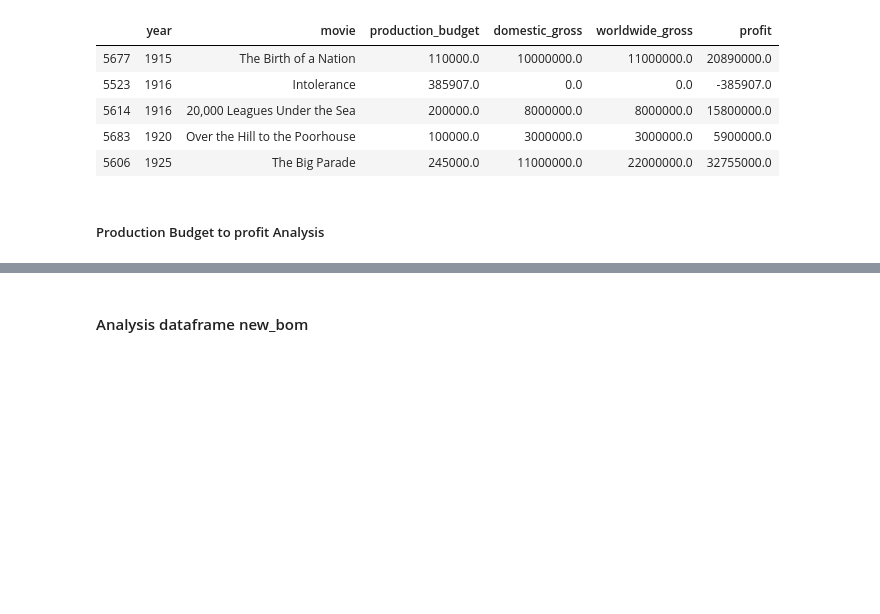
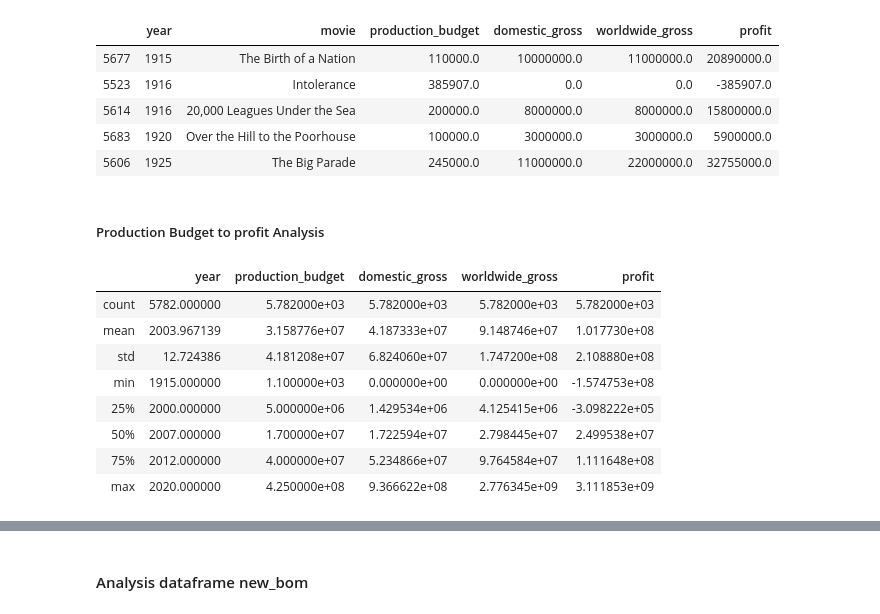
Before and after one commit to ksis1st/Project_MS_Studio, a Jupyter notebook: Project_MS_Studio.ipynb, the cells around one changed output, grey strips where cells are left out. Cells and saved outputs as stored; diff of their text form; code cells hidden in the pictures; blank space fills up the shorter version.

```diff
--- a/Project_MS_Studio.ipynb
+++ b/Project_MS_Studio.ipynb
@@ -1824,6 +1852,18 @@ Tn_r.head()
 | 5606 | 1925 | The Big Parade | 245000.0 | 11000000.0 | 22000000.0 | 32755000.0 |
 # %% [markdown]
 ##### Production Budget to profit Analysis
+# %%
+Tn_r.describe()
+# %% [output]
+|  | year | production_budget | domestic_gross | worldwide_gross | profit |
+| count | 5782.000000 | 5.782000e+03 | 5.782000e+03 | 5.782000e+03 | 5.782000e+03 |
+| mean | 2003.967139 | 3.158776e+07 | 4.187333e+07 | 9.148746e+07 | 1.017730e+08 |
+| std | 12.724386 | 4.181208e+07 | 6.824060e+07 | 1.747200e+08 | 2.108880e+08 |
+| min | 1915.000000 | 1.100000e+03 | 0.000000e+00 | 0.000000e+00 | -1.574753e+08 |
+| 25% | 2000.000000 | 5.000000e+06 | 1.429534e+06 | 4.125415e+06 | -3.098222e+05 |
+| 50% | 2007.000000 | 1.700000e+07 | 1.722594e+07 | 2.798445e+07 | 2.499538e+07 |
+| 75% | 2012.000000 | 4.000000e+07 | 5.234866e+07 | 9.764584e+07 | 1.111648e+08 |
+| max | 2020.000000 | 4.250000e+08 | 9.366622e+08 | 2.776345e+09 | 3.111853e+09 |
 # %%
 Tn_r.describe().plot()
 # %% [output]
```
Also changed, not shown: parts of 42 cells of this notebook, 10 other files.
